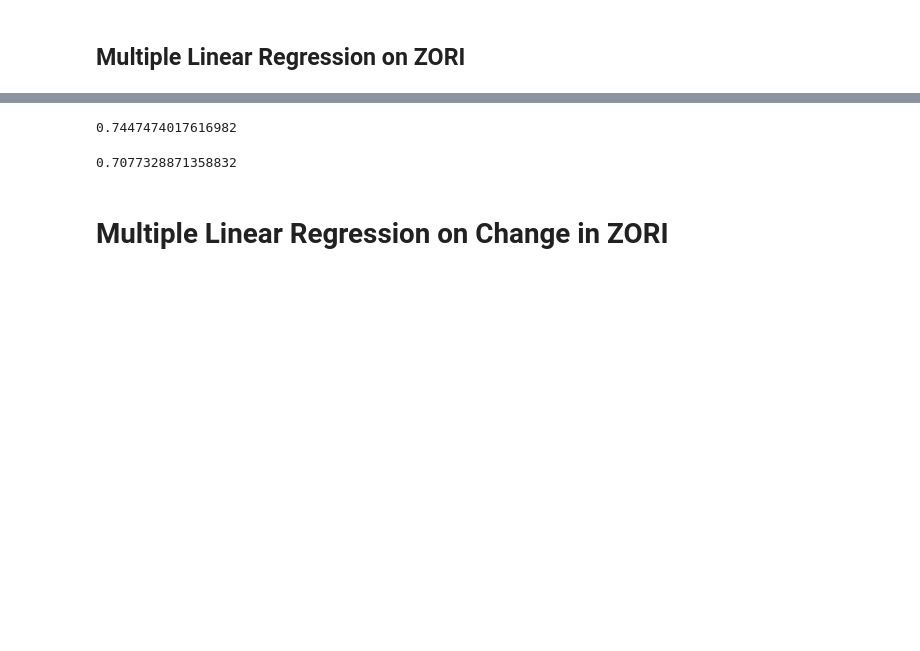
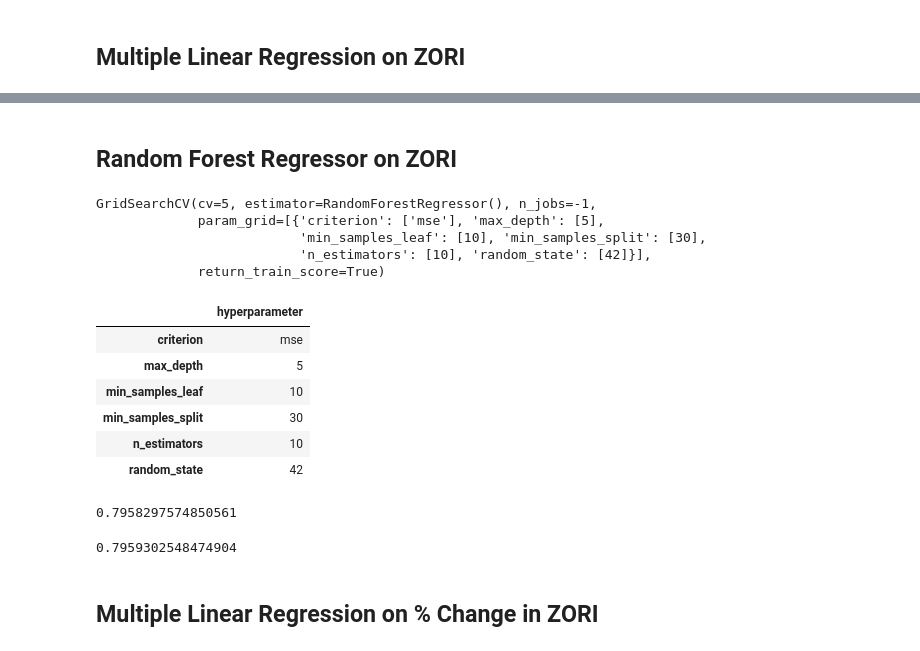
Before and after one commit to hckim1991/ZillowRentalIndexProject, a Jupyter notebook: models.ipynb, the cells around one changed output, grey strips where cells are left out. Saved outputs shown, nothing was run; the diff lists cells and outputs as text; code cells hidden in the pictures; blank space fills up the shorter version.

```diff
--- a/models.ipynb
+++ b/models.ipynb
@@ -116,3 +178,8 @@ test = df[df['Year'] == 2020]
+# %%
+train_idx = np.random.choice(range(df_clean.shape[0]), round(df_clean.shape[0] * 0.7), replace = False)
+# %%
+train = df_clean.iloc[train_idx, :]
+test = df_clean.iloc[list(set(range(df_clean.shape[0])) - set(train_idx)), :]
 # %% [markdown]
 ## Multiple Linear Regression on ZORI
 # %%
@@ -139,14 +195,42 @@ r2_score(test.iloc[:, 3], temp.predict(np.array(test.iloc[:, 4]).reshape(-1, 1))
-# %%
-# Regression to see how much features other than prior year ZORI drives current year ZORI
-temp2 = LinearRegression()
-temp2.fit(train.iloc[:, 5:], train.iloc[:, 3])
-temp2.score(train.iloc[:, 5:], train.iloc[:, 3])
-# %% [output]
-0.7447474017616982
-# %%
-r2_score(test.iloc[:, 3], temp2.predict(test.iloc[:, 5:]))
-# %% [output]
-0.7077328871358832
+# %% [markdown]
+## Random Forest Regressor on ZORI
+# %%
+randomForest = ensemble.RandomForestRegressor()
+# %%
+grid_para_forest = [{
+    "n_estimators": [10],
+    "criterion": ["mse"],
+    "min_samples_leaf": [10],
+    "min_samples_split": [30],
+    "max_depth": [5],
+    "random_state": [42]}]
+
+grid_search_forest = GridSearchCV(randomForest, grid_para_forest, cv = 5, n_jobs = -1, return_train_score = True)
+grid_search_forest.fit(train.iloc[:, 4:], train.iloc[:, 3])
+# %% [output]
+GridSearchCV(cv=5, estimator=RandomForestRegressor(), n_jobs=-1,
+             param_grid=[{'criterion': ['mse'], 'max_depth': [5],
+                          'min_samples_leaf': [10], 'min_samples_split': [30],
+                          'n_estimators': [10], 'random_state': [42]}],
+             return_train_score=True)
+# %%
+pd.DataFrame.from_dict(grid_search_forest.best_params_, orient = 'index', columns = ['hyperparameter'])
+# %% [output]
+|  | hyperparameter |
+| criterion | mse |
+| max_depth | 5 |
+| min_samples_leaf | 10 |
+| min_samples_split | 30 |
+| n_estimators | 10 |
+| random_state | 42 |
+# %%
+grid_search_forest.cv_results_['mean_train_score'][0]
+# %% [output]
+0.7958297574850561
+# %%
+grid_search_forest.score(test.iloc[:, 4:], test.iloc[:, 3])
+# %% [output]
+0.7959302548474904
 # %% [markdown]
-# Multiple Linear Regression on Change in ZORI
+## Multiple Linear Regression on % Change in ZORI
 # %%
```
Also changed, not shown: parts of 29 cells of this notebook, 2 other files.
